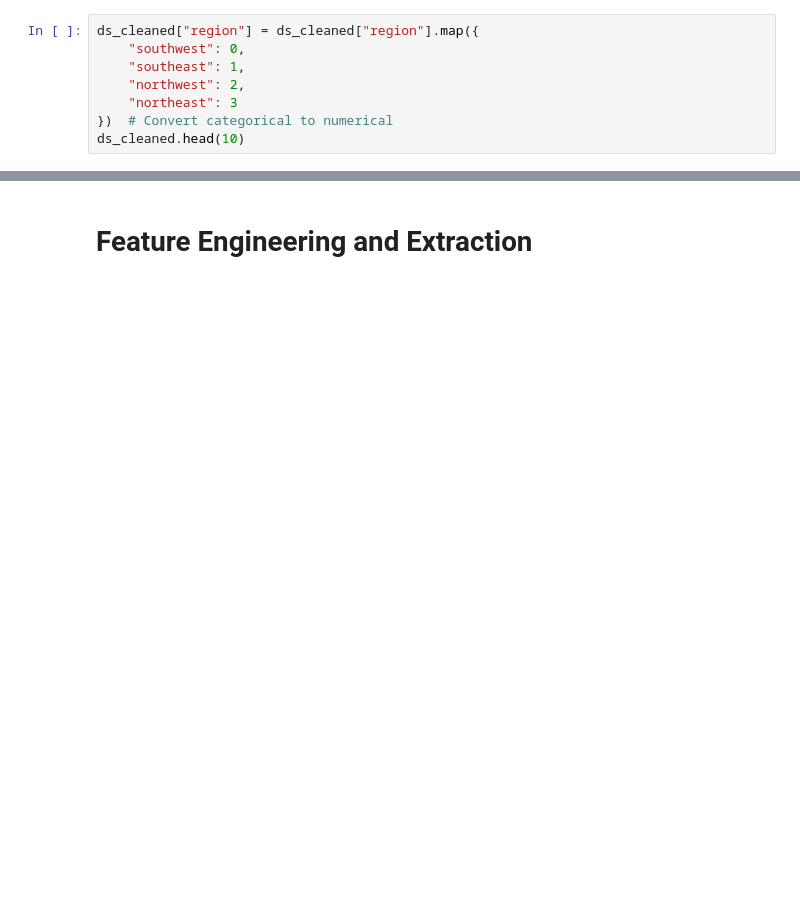
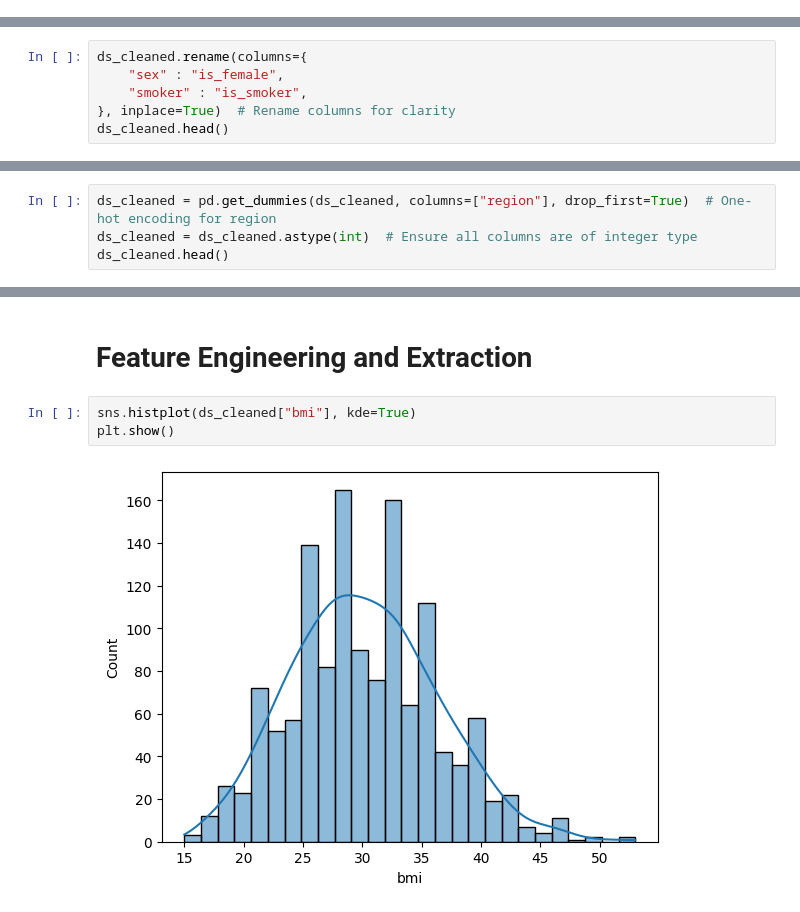
Before and after one commit to Shesher007/Data-Science, a Jupyter notebook: Machine_Learning/Project_1/1.ipynb, the cells around one changed output, grey strips where cells are left out. Drawn from its saved outputs; the diff is of its cells as text; blank space fills up the shorter version.

```diff
--- a/Machine_Learning/Project_1/1.ipynb
+++ b/Machine_Learning/Project_1/1.ipynb
@@ -196,11 +198,3 @@ ds_cleaned.head()
 | 2 | 28 | 0 | 33.000 | 3 | 0 | southeast | 4449.46200 |
 | 3 | 33 | 0 | 22.705 | 0 | 0 | northwest | 21984.47061 |
 | 4 | 32 | 0 | 28.880 | 0 | 0 | northwest | 3866.85520 |
-# %%
-ds_cleaned["region"] = ds_cleaned["region"].map({
-    "southwest": 0,
-    "southeast": 1,
-    "northwest": 2,
-    "northeast": 3
-})  # Convert categorical to numerical
-ds_cleaned.head(10)
@@ -218,0 +201,6 @@ ds_cleaned.head(10)
+# %%
+ds_cleaned.rename(columns={
+    "sex" : "is_female",
+    "smoker" : "is_smoker",
+}, inplace=True)  # Rename columns for clarity
+ds_cleaned.head()
@@ -218,0 +214,4 @@ ds_cleaned.head(10)
+# %%
+ds_cleaned = pd.get_dummies(ds_cleaned, columns=["region"], drop_first=True)  # One-hot encoding for region
+ds_cleaned = ds_cleaned.astype(int)  # Ensure all columns are of integer type
+ds_cleaned.head()
@@ -219,2 +225,7 @@ ds_cleaned.head(10)
 # %% [markdown]
 # Feature Engineering and Extraction
+# %%
+sns.histplot(ds_cleaned["bmi"], kde=True)
+plt.show()
+# %% [output]
+[figure, added]
```
Also changed, not shown: parts of 11 cells of this notebook.
